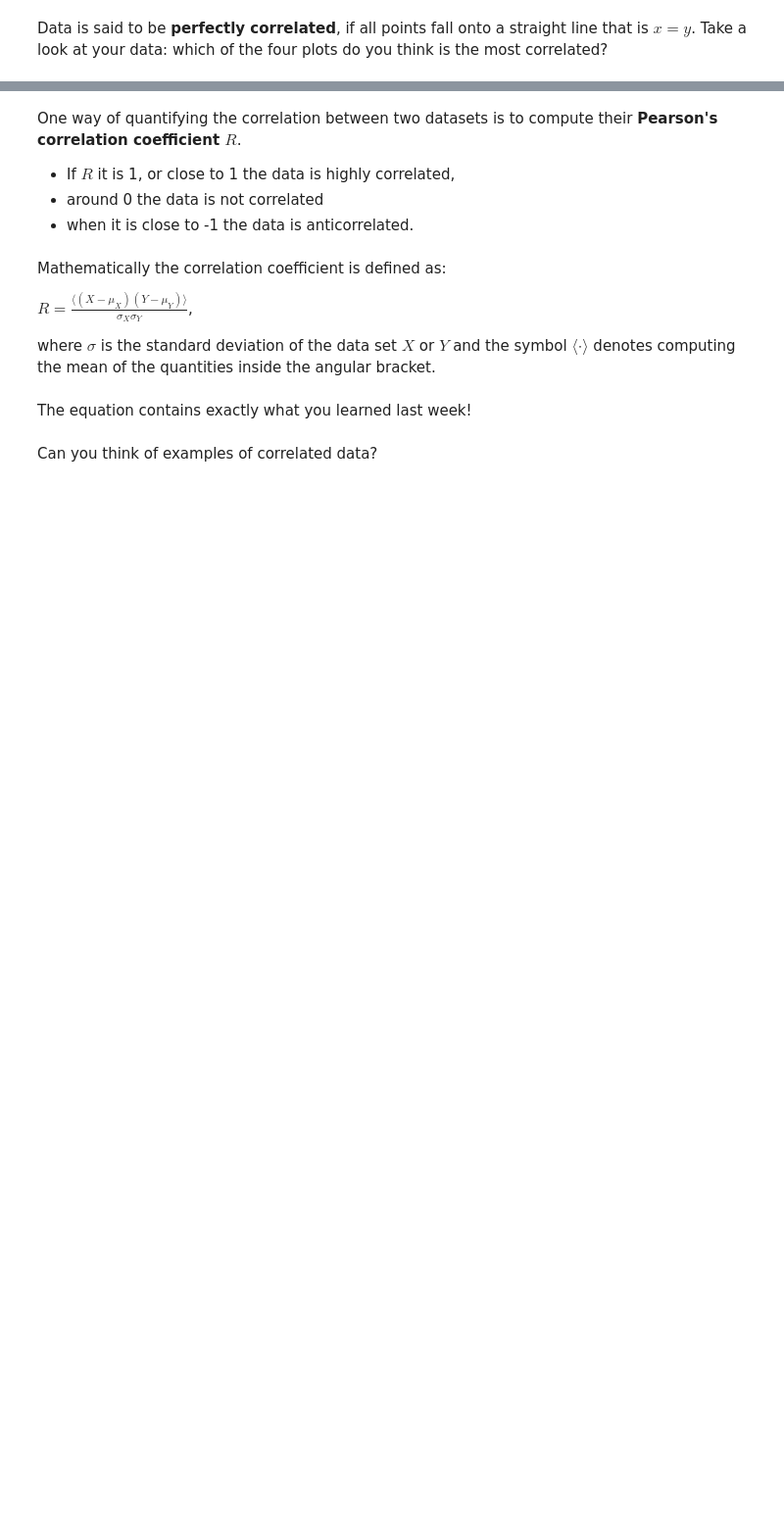
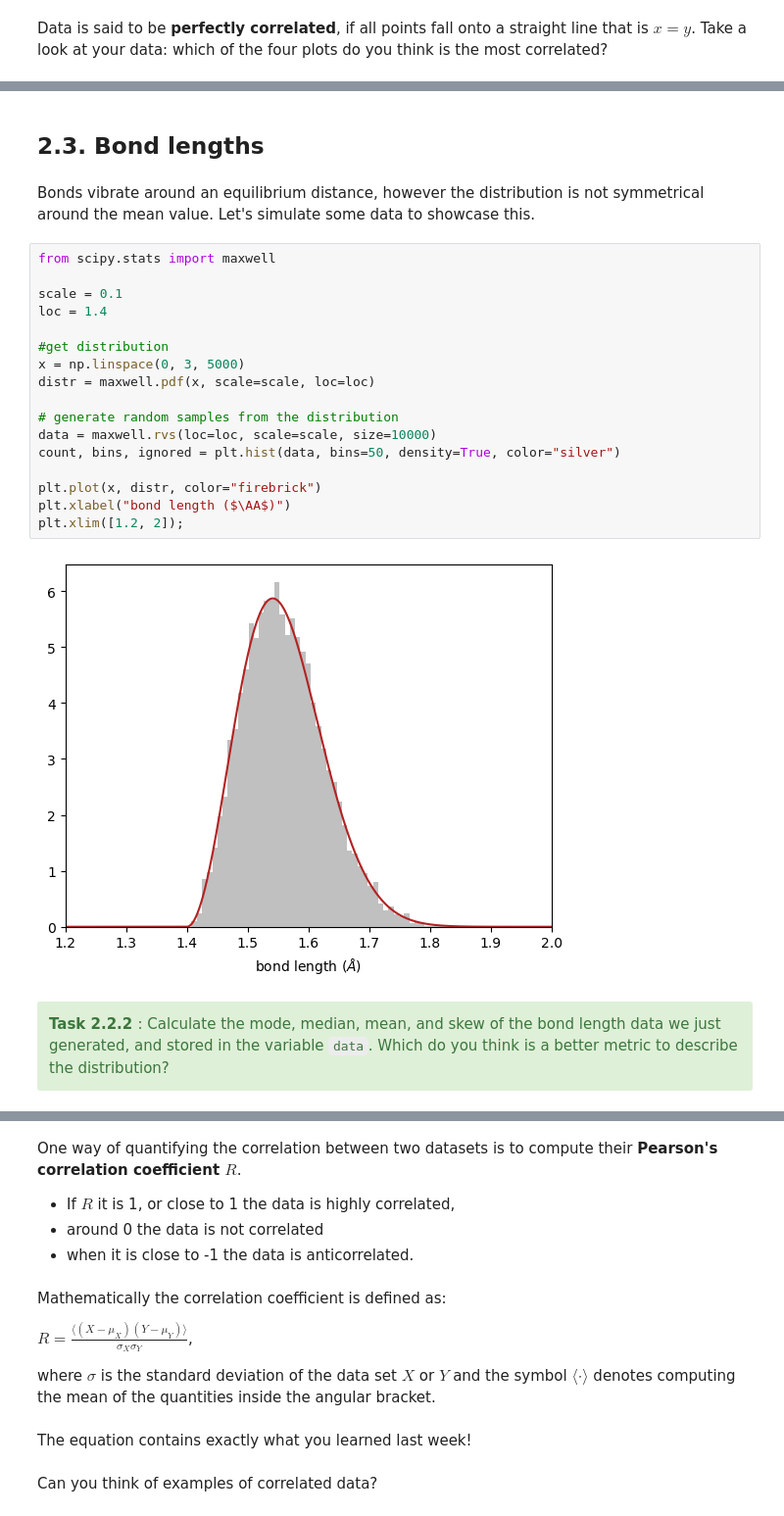
Before and after one commit to Edinburgh-Chemistry-Teaching/Data-driven-chemistry, a Jupyter notebook: Unit_07/Unit_07_fitting_I.ipynb, the cells around one changed output, grey strips where cells are left out. Shown at 98% size. Drawn from its saved outputs; the diff is of its cells as text; blank space fills up the shorter version.

```diff
--- a/Unit_07/Unit_07_fitting_I.ipynb
+++ b/Unit_07/Unit_07_fitting_I.ipynb
@@ -402,0 +415,27 @@ plt.show()
+# %% [markdown]
+## 2.3. Bond lengths
+# %% [markdown]
+Bonds vibrate around an equilibrium distance, however the distribution is not symmetrical around the mean value. Let's simulate some data to showcase this.
+# %%
+from scipy.stats import maxwell
+
+scale = 0.1
+loc = 1.4
+
+#get distribution
+x = np.linspace(0, 3, 5000)
+distr = maxwell.pdf(x, scale=scale, loc=loc)
+
+# generate random samples from the distribution
+data = maxwell.rvs(loc=loc, scale=scale, size=10000)
+count, bins, ignored = plt.hist(data, bins=50, density=True, color="silver")
+
+plt.plot(x, distr, color="firebrick")
+plt.xlabel("bond length ($\AA$)")
+plt.xlim([1.2, 2]);
+# %% [output]
+[figure, added]
+# %% [markdown]
+<div class="alert alert-success">
+    <b>Task 2.2.2 </b> : Calculate the mode, median, mean, and skew of the bond length data we just generated, and stored in the variable <code>data</code>. Which do you think is a better metric to describe the distribution?
+</div>
```
Also changed, not shown: parts of 61 cells of this notebook, 2 other files.
